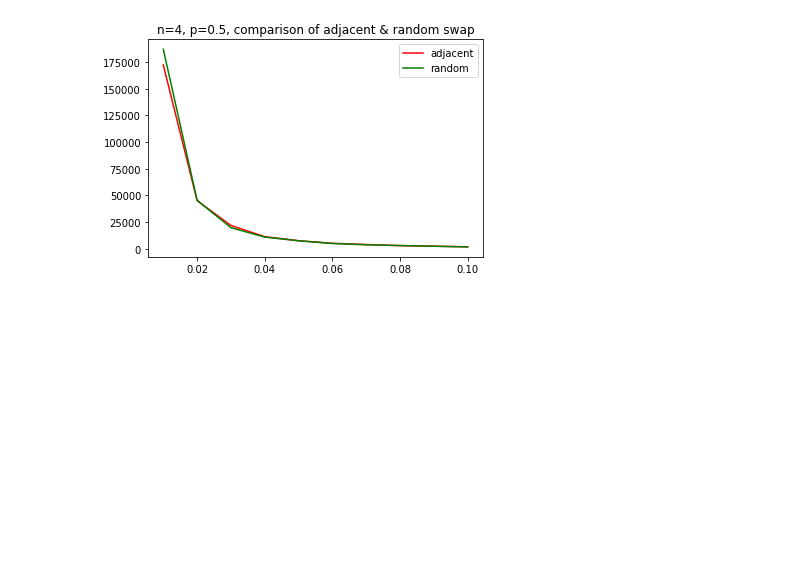
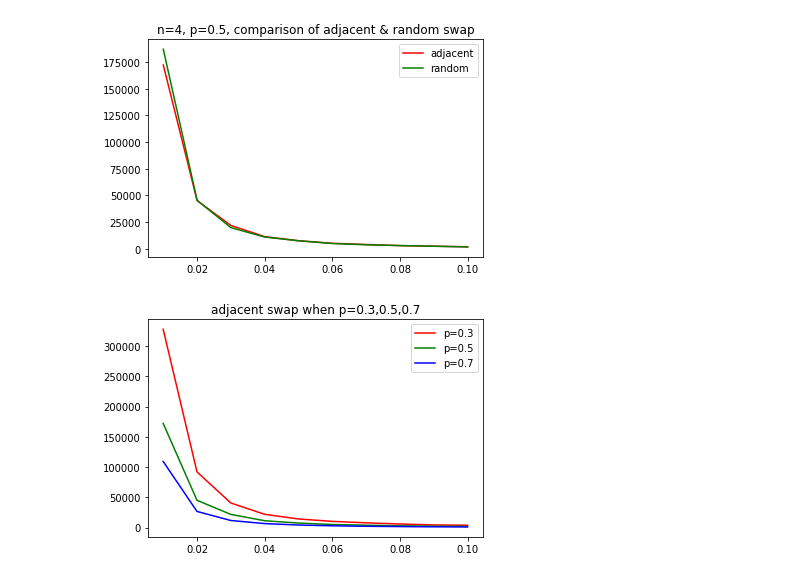
Before and after one commit to lliu58b/BUMP-code, a Jupyter notebook: card_sim/plotting.ipynb, the cells around one changed output. Saved outputs shown, nothing was run; the diff lists cells and outputs as text; code cells hidden in the pictures; blank space fills up the shorter version.

Commit message:
update plotting

```diff
--- a/card_sim/plotting.ipynb
+++ b/card_sim/plotting.ipynb
@@ -81,3 +81,17 @@ plt.legend()
 plt.show()
 # %% [output]
 [figure]
+# %%
+e1, N1 = parse_csv("epsilon_t3.csv")
+e2, N2 = parse_csv("epsilon_t.csv")
+e3, N3 = parse_csv("epsilon_t2.csv")
+plt.ion()
+plt.figure()
+plt.title("adjacent swap when p=0.3,0.5,0.7")
+plt.plot(e1, N1, 'r', label="p=0.3")
+plt.plot(e2, N2, 'g', label="p=0.5")
+plt.plot(e3, N3, 'b', label="p=0.7")
+plt.legend()
+plt.show()
+# %% [output]
+[figure, added]
```
Also changed, not shown: 1 other file.
